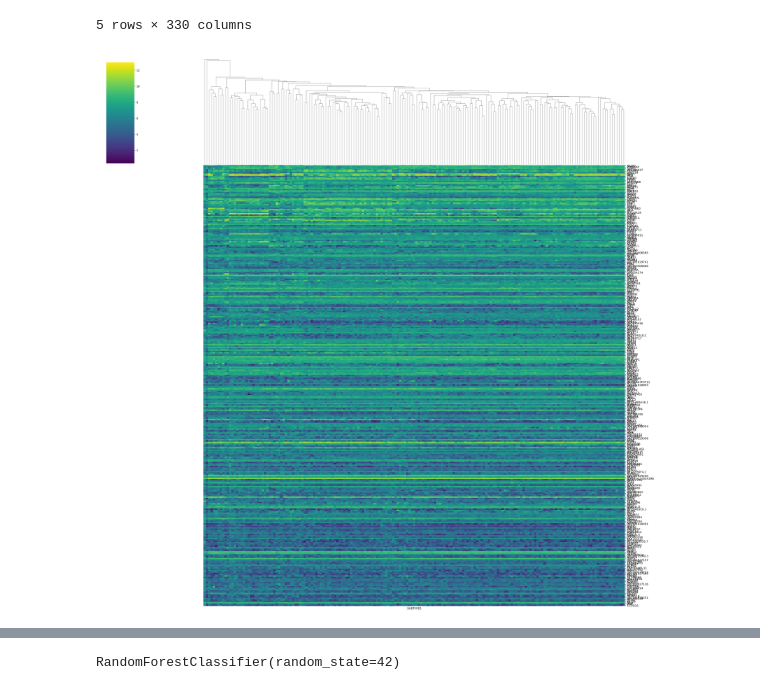
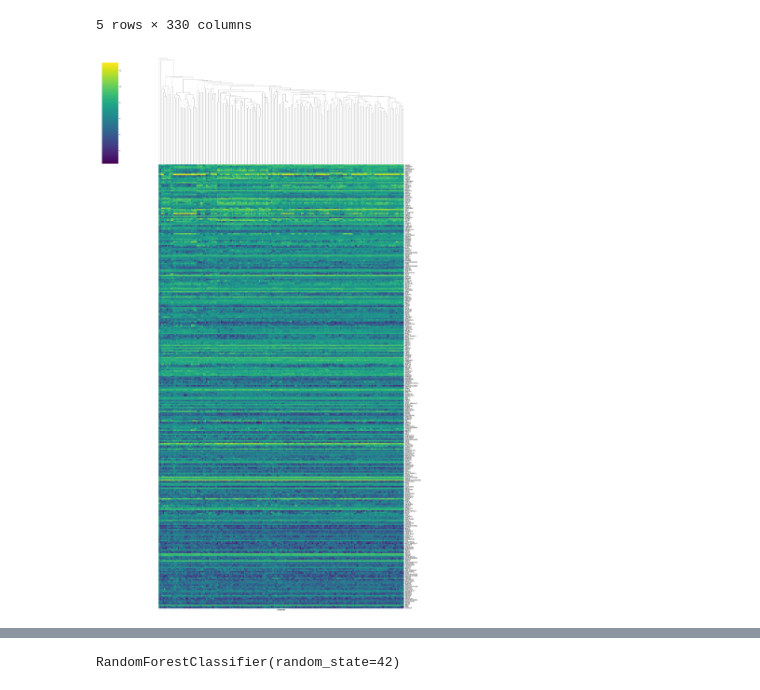
Before and after one commit to Chaoticatwithaneviltooth/5005_Project, a Jupyter notebook: added RFECV.ipynb, the cells around one changed output, grey strips where cells are left out. Drawn from its saved outputs; the diff is of its cells as text; code cells hidden in the pictures.

```diff
--- a/added RFECV.ipynb
+++ b/added RFECV.ipynb
@@ -581,19 +567,19 @@ df2[selected_features_names].head()
 # %%
 filtered_df = df2[selected_features_names].set_index(df['SUBTYPES']).transpose()
 
 
-# Using clustermap to show subtypes as a color-annotated row
-sns.clustermap(filtered_df, figsize=(28, 28),
-               row_cluster=False, # Avoid clustering genes if you want them in the original order
-               col_cluster=True,  # Cluster samples if desired
-               cmap="viridis",    # Color map
-               yticklabels=True,  # Show gene names
-               xticklabels=False, # Hide sample names for clarity
+# clustermap to show subtypes as a color-annotated row
+sns.clustermap(filtered_df, figsize=(28, 48),
+               row_cluster=False,
+               col_cluster=True,
+               cmap="viridis",
+               yticklabels=True,  # gene names
+               xticklabels=False,
                )
 plt.savefig('clustermap to show subtypes.png')
 plt.show()
 # %% [output]
-[figure, old version]
+[figure, new version]
 # %%
 filtered_df
 # %% [output]
```
Also changed, not shown: parts of 25 cells of this notebook, 12 other files.
